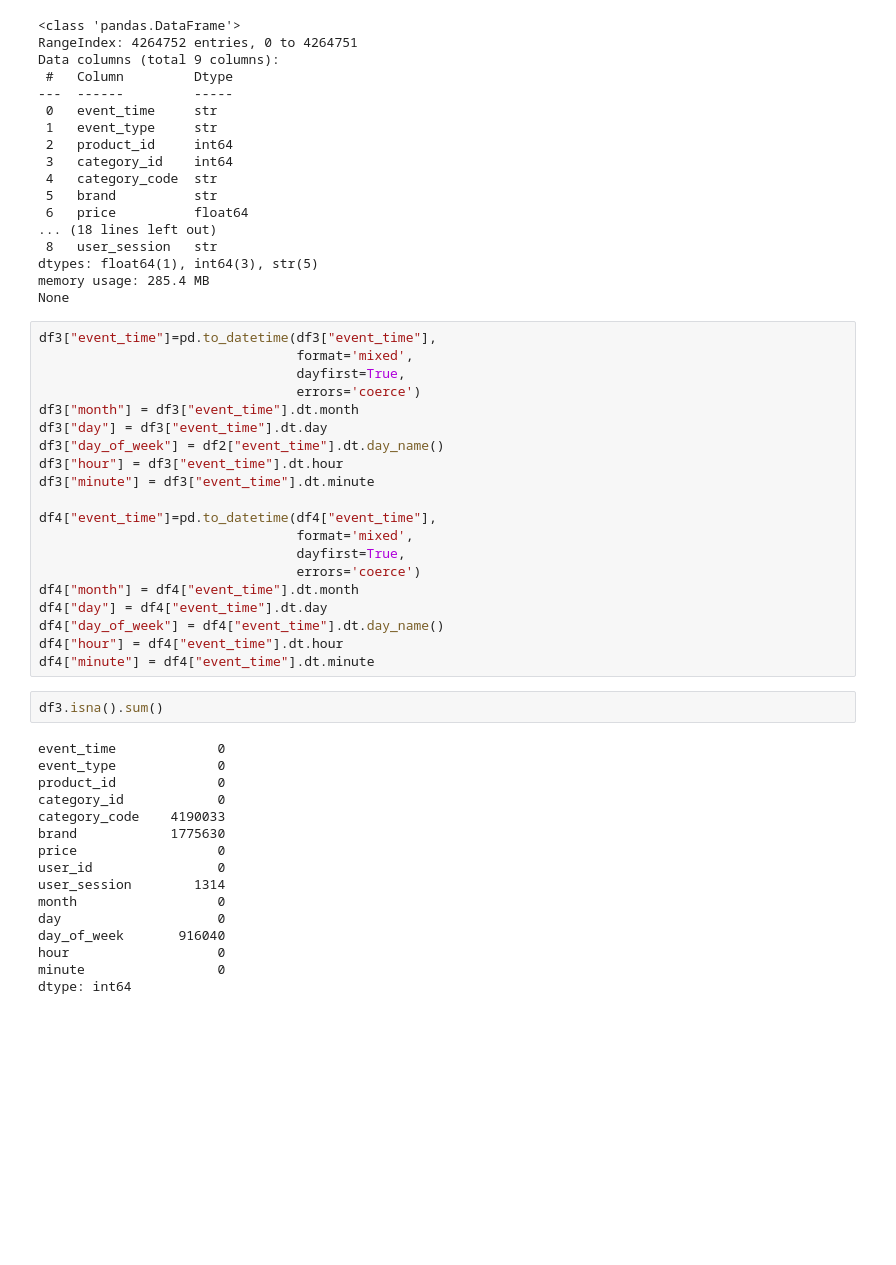
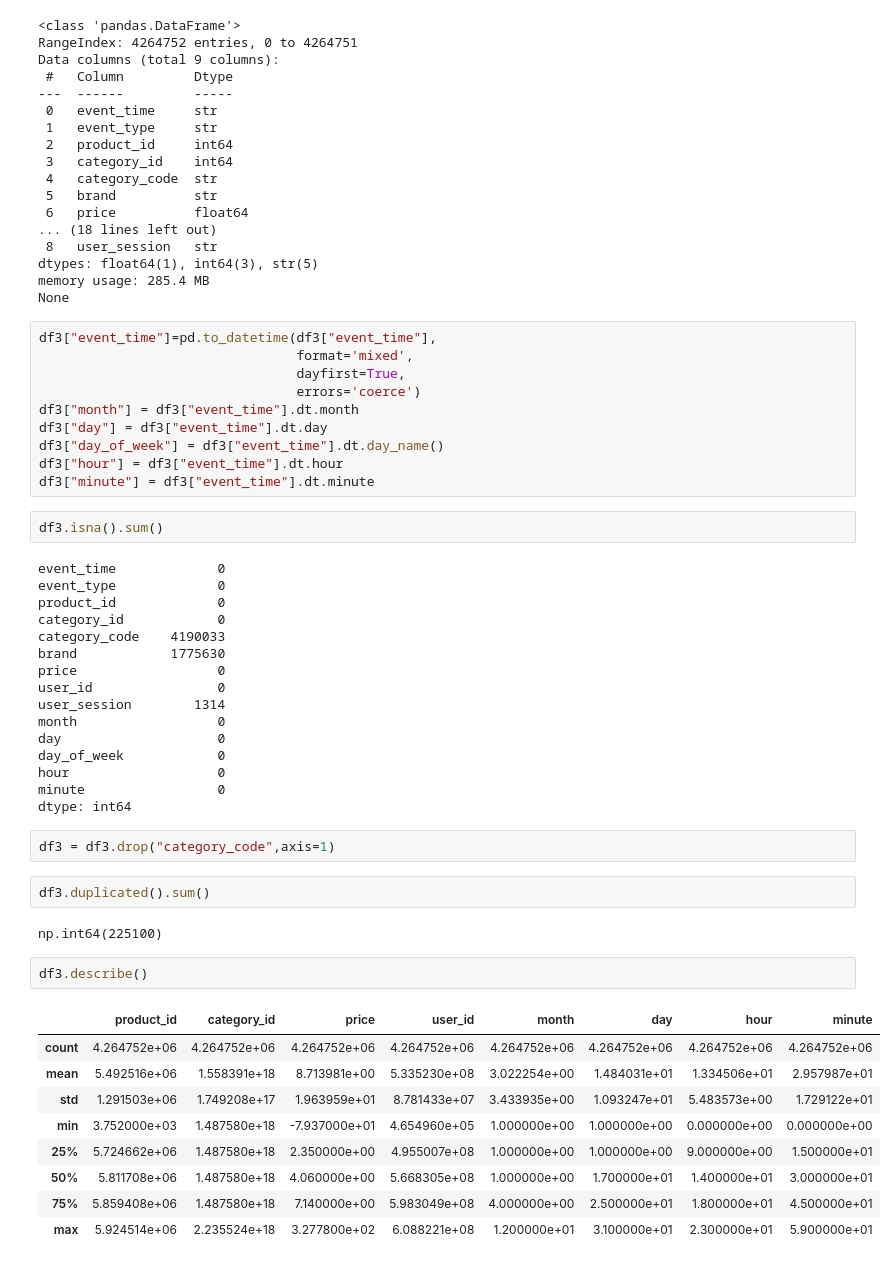
Before and after one commit to harshal-jam/Cart-Abandonment-Analysis, a Jupyter notebook: python_cleaning/cleaning.ipynb, the cells around one changed output. Cells and saved outputs as stored; diff of their text form; blank space fills up the shorter version.

```diff
--- a/python_cleaning/cleaning.ipynb
+++ b/python_cleaning/cleaning.ipynb
@@ -1360,19 +1360,9 @@ df3["event_time"]=pd.to_datetime(df3["event_time"],
                                  errors='coerce')
 df3["month"] = df3["event_time"].dt.month
 df3["day"] = df3["event_time"].dt.day
-df3["day_of_week"] = df2["event_time"].dt.day_name()
+df3["day_of_week"] = df3["event_time"].dt.day_name()
 df3["hour"] = df3["event_time"].dt.hour
 df3["minute"] = df3["event_time"].dt.minute
-
-df4["event_time"]=pd.to_datetime(df4["event_time"],
-                                 format='mixed',
-                                 dayfirst=True,
-                                 errors='coerce')
-df4["month"] = df4["event_time"].dt.month
-df4["day"] = df4["event_time"].dt.day
-df4["day_of_week"] = df4["event_time"].dt.day_name()
-df4["hour"] = df4["event_time"].dt.hour
-df4["minute"] = df4["event_time"].dt.minute
 # %%
 df3.isna().sum()
 # %% [output]
@@ -1387,7 +1377,25 @@ user_id                0
 user_session        1314
 month                  0
 day                    0
-day_of_week       916040
+day_of_week            0
 hour                   0
 minute                 0
 dtype: int64
+# %%
+df3 = df3.drop("category_code",axis=1)
+# %%
+df3.duplicated().sum()
+# %% [output]
+np.int64(225100)
+# %%
+df3.describe()
+# %% [output]
+|  | product_id | category_id | price | user_id | month | day | hour | minute |
+| count | 4.264752e+06 | 4.264752e+06 | 4.264752e+06 | 4.264752e+06 | 4.264752e+06 | 4.264752e+06 | 4.264752e+06 | 4.264752e+06 |
+| mean | 5.492516e+06 | 1.558391e+18 | 8.713981e+00 | 5.335230e+08 | 3.022254e+00 | 1.484031e+01 | 1.334506e+01 | 2.957987e+01 |
+| std | 1.291503e+06 | 1.749208e+17 | 1.963959e+01 | 8.781433e+07 | 3.433935e+00 | 1.093247e+01 | 5.483573e+00 | 1.729122e+01 |
+| min | 3.752000e+03 | 1.487580e+18 | -7.937000e+01 | 4.654960e+05 | 1.000000e+00 | 1.000000e+00 | 0.000000e+00 | 0.000000e+00 |
+| 25% | 5.724662e+06 | 1.487580e+18 | 2.350000e+00 | 4.955007e+08 | 1.000000e+00 | 1.000000e+00 | 9.000000e+00 | 1.500000e+01 |
+| 50% | 5.811708e+06 | 1.487580e+18 | 4.060000e+00 | 5.668305e+08 | 1.000000e+00 | 1.700000e+01 | 1.400000e+01 | 3.000000e+01 |
+| 75% | 5.859408e+06 | 1.487580e+18 | 7.140000e+00 | 5.983049e+08 | 4.000000e+00 | 2.500000e+01 | 1.800000e+01 | 4.500000e+01 |
+| max | 5.924514e+06 | 2.235524e+18 | 3.277800e+02 | 6.088221e+08 | 1.200000e+01 | 3.100000e+01 | 2.300000e+01 | 5.900000e+01 |
```
Also changed, not shown: parts of 40 cells of this notebook.
